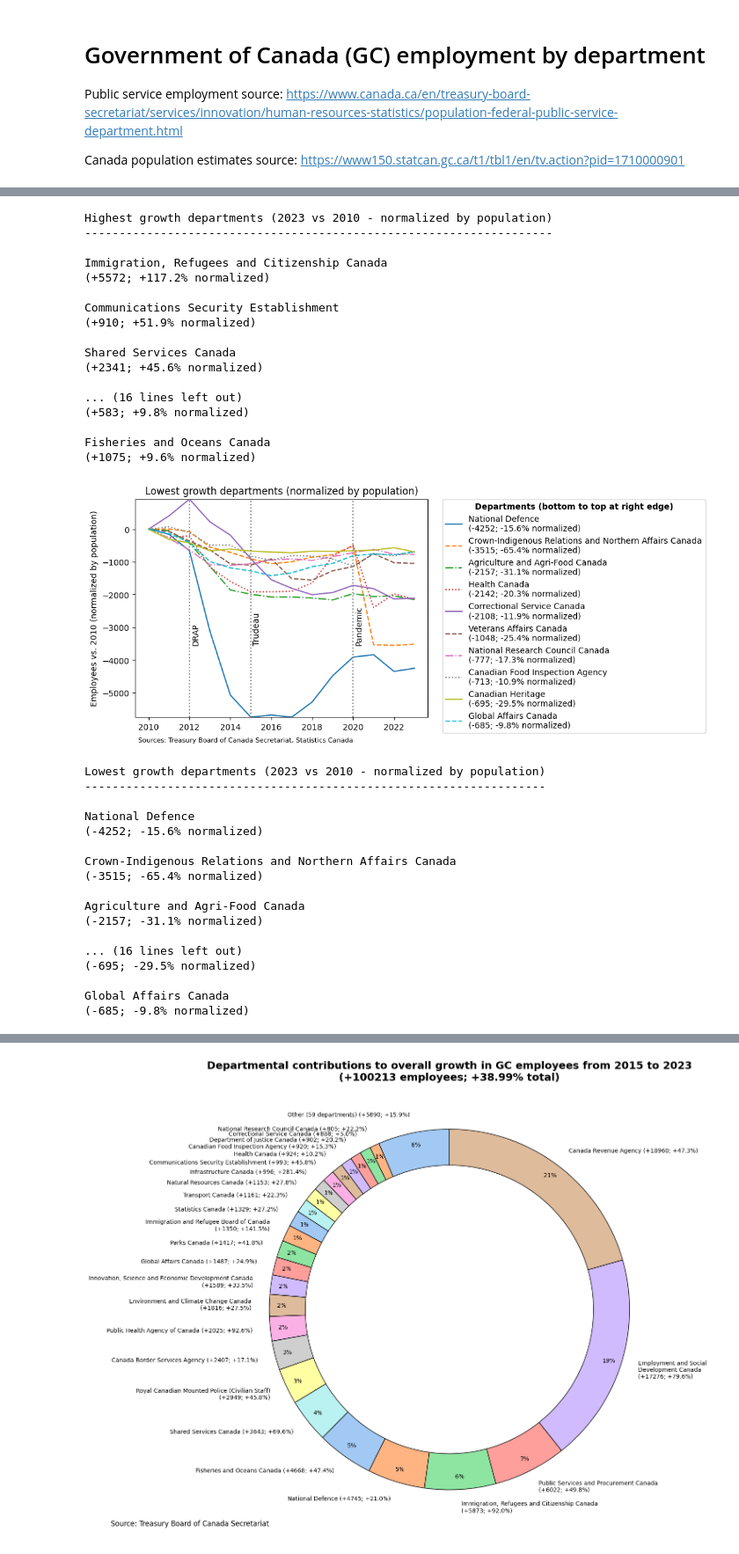
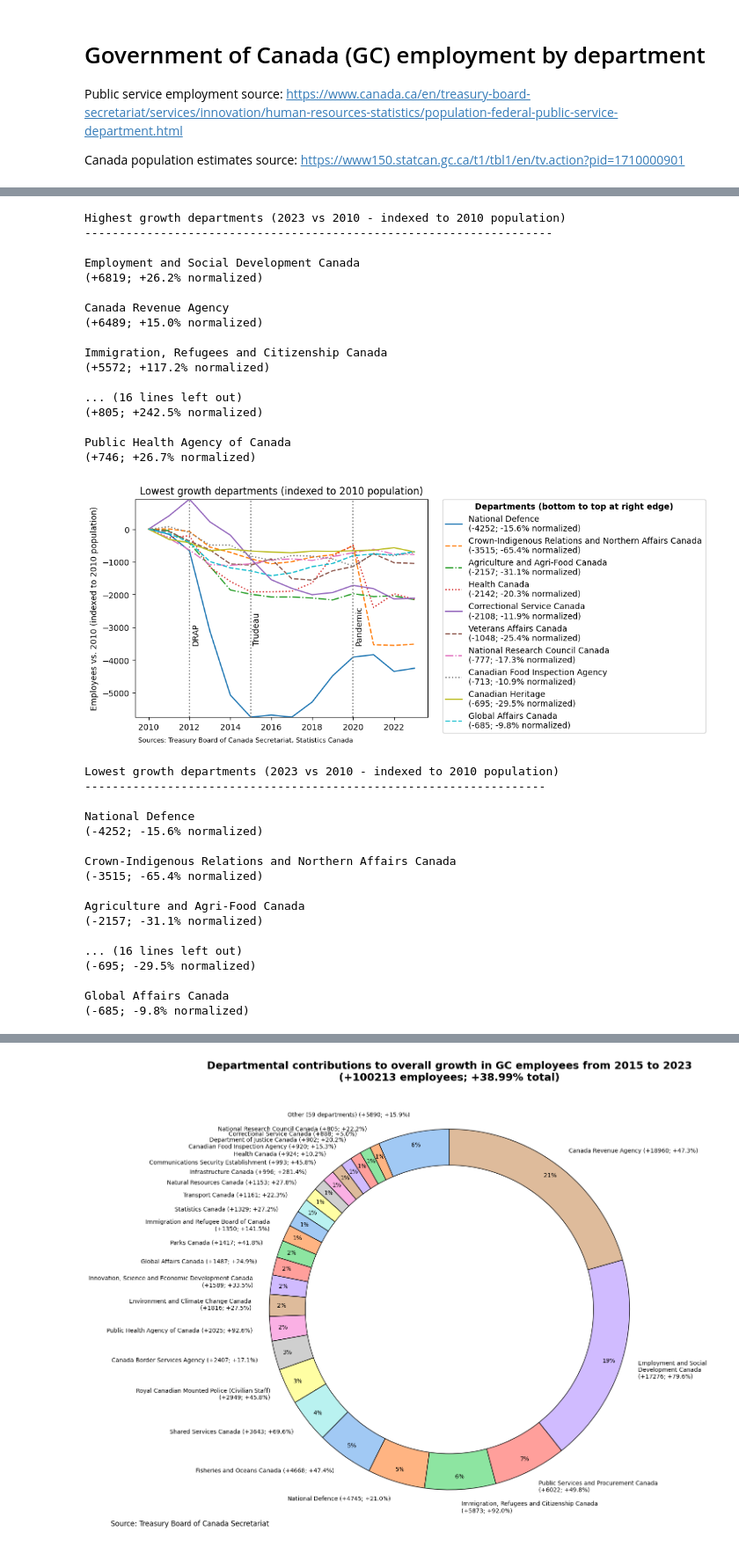
Before and after one commit to juleskuehn/public-service-headcount, a Jupyter notebook: public-service-headcount.ipynb, the cells around one changed output, grey strips where cells are left out. Shown at 88% size. Saved outputs shown, nothing was run; the diff lists cells and outputs as text; code cells hidden in the pictures.

```diff
--- a/public-service-headcount.ipynb
+++ b/public-service-headcount.ipynb
@@ -167,29 +167,29 @@ plt.show()
 # %%
 # Text alternative
 
-print("Highest growth departments (2023 vs 2010 - normalized by population)")
+print("Highest growth departments (2023 vs 2010 - indexed to 2010 population)")
 print("--------------------------------------------------------------------")
 print()
 for label in legend_labels:
     print(label, end='\n\n')
 # %% [output]
-Highest growth departments (2023 vs 2010 - normalized by population)
+Highest growth departments (2023 vs 2010 - indexed to 2010 population)
 --------------------------------------------------------------------
+
+Employment and Social Development Canada
+(+6819; +26.2% normalized)
+
+Canada Revenue Agency
+(+6489; +15.0% normalized)
 
 Immigration, Refugees and Citizenship Canada
 (+5572; +117.2% normalized)
 
-Communications Security Establishment
-(+910; +51.9% normalized)
+... (16 lines left out)
+(+805; +242.5% normalized)
 
-Shared Services Canada
-(+2341; +45.6% normalized)
-
-... (16 lines left out)
-(+583; +9.8% normalized)
-
-Fisheries and Oceans Canada
-(+1075; +9.6% normalized)
+Public Health Agency of Canada
+(+746; +26.7% normalized)
 # %%
 """Bottom 10 departments by growth in absolute numbers (i.e. shrinking), normalized by population"""
 
@@ -227,46 +227,46 @@ plt.axvline(x=2015, color='gray', linestyle='dotted')
 plt.text(2015.1, -3500, 'Trudeau', rotation=90)
 # Same for pandemic in 2020
 plt.axvline(x=2020, color='gray', linestyle='dotted')
 plt.text(2020.1, -3500, 'Pandemic', rotation=90)
 # Same for DRAP in 2012
 plt.axvline(x=2012, color='gray', linestyle='dotted')
 plt.text(2012.1, -3500, 'DRAP', rotation=90)
 
 
 # Calculate growth totals and percentage growth for each department, then add these to the legend
 growth_percentages = 100 * df_scaled.set_index("Departments and Agencies").query("Year == 2023")["Employees"] / emp_2010["Employees"]
 
 growth_totals = (
     df_scaled.set_index("Departments and Agencies").query("Year == 2023")["Employees"]
 )
 
 # Add growth totals and percentages to legend
 legend_labels = []
 for dept in top_depts:
     legend_labels.append(
         f"{dept}\n({growth_totals[dept]:.0f}; {growth_percentages[dept]:.1f}% normalized)"
     )
 
 plt.legend(legend_labels, bbox_to_anchor=(1.05, 1), loc='upper left', borderaxespad=0., title='Departments (bottom to top at right edge)')
 
 # Legend title should be bold and left-aligned
 plt.setp(plt.gca().get_legend().get_title(), fontweight='bold')
 plt.ylim(min_y, max_y)
-plt.ylabel('Employees vs. 2010 (normalized by population)')
-plt.title('Lowest growth departments (normalized by population)')
+plt.ylabel('Employees vs. 2010 (indexed to 2010 population)')
+plt.title('Lowest growth departments (indexed to 2010 population)')
 plt.show()
 # %% [output]
-[figure, old version]
+[figure, new version]
 # %%
 # Text alternative
 
-print("Lowest growth departments (2023 vs 2010 - normalized by population)")
+print("Lowest growth departments (2023 vs 2010 - indexed to 2010 population)")
 print("-------------------------------------------------------------------")
 print()
 for label in legend_labels:
     print(label, end='\n\n')
 # %% [output]
-Lowest growth departments (2023 vs 2010 - normalized by population)
+Lowest growth departments (2023 vs 2010 - indexed to 2010 population)
 -------------------------------------------------------------------
 
 National Defence
```
Also changed, not shown: parts of 9 cells of this notebook.
